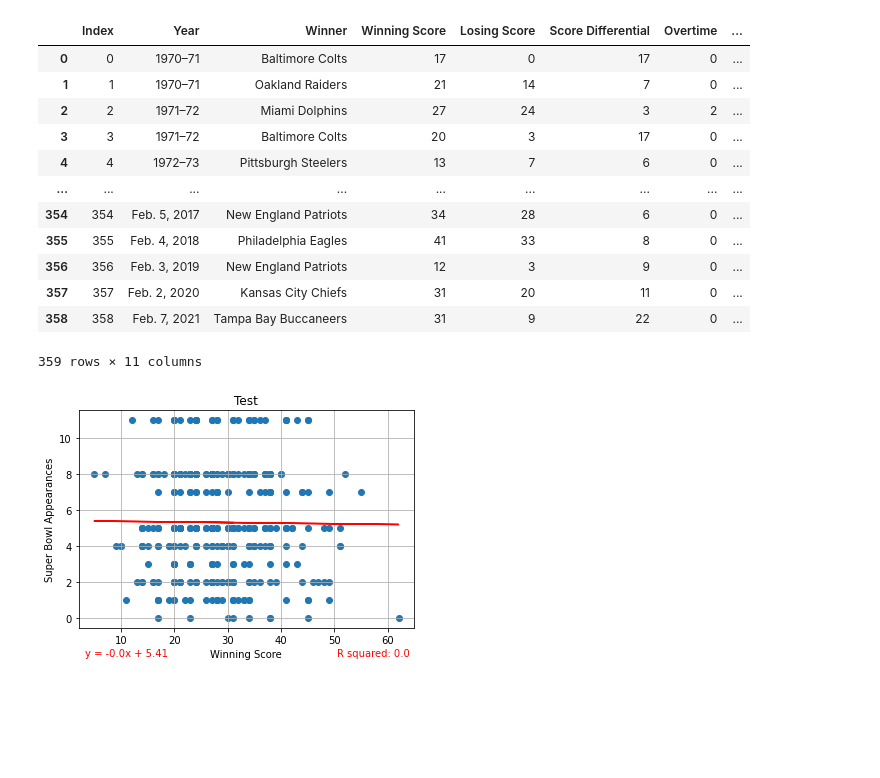
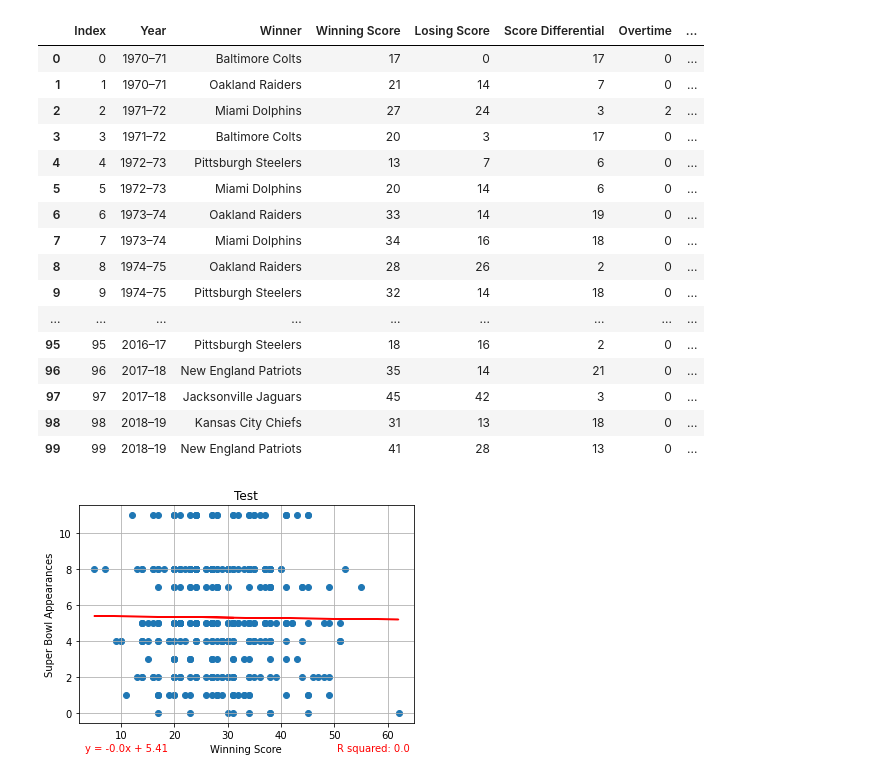
Before and after one commit to Crobinson17/Not_Fussy_Project-01, a Jupyter notebook: Not_Fussy_Project-01_sbc.ipynb, the cells around one changed output. Saved outputs shown, nothing was run; the diff lists cells and outputs as text; code cells hidden in the pictures; blank space fills up the shorter version.

```diff
--- a/Not_Fussy_Project-01_sbc.ipynb
+++ b/Not_Fussy_Project-01_sbc.ipynb
@@ -15,6 +15,9 @@ from scipy import stats
 from scipy.stats import linregress
 from citipy import citipy
 
+# Set options
+pd.options.display.max_rows=601
+pd.set_option("precision", 2)
 #from config import api_key
 # %%
 # scatter plot function
@@ -44,22 +50,26 @@ def sbc_plot_scatter(df,col1,col2,title,file):
 # %%
-# Create dataframe from csv
+# Create dataframe from csv - This csv is the list of winners of post season NFL games 1970-2021.
 winners_data = "dataFiles/Post_season_NFL_winners_1971_2021.csv"
 winners_df = pd.read_csv(winners_data)
-winners_df
+winners_df.head(100)
 # %% [output]
 |  | Index | Year | Winner | Winning Score | Losing Score | Score Differential | Overtime | ... |
 | 0 | 0 | 1970–71 | Baltimore Colts | 17 | 0 | 17 | 0 | ... |
 | 1 | 1 | 1970–71 | Oakland Raiders | 21 | 14 | 7 | 0 | ... |
 | 2 | 2 | 1971–72 | Miami Dolphins | 27 | 24 | 3 | 2 | ... |
 | 3 | 3 | 1971–72 | Baltimore Colts | 20 | 3 | 17 | 0 | ... |
 | 4 | 4 | 1972–73 | Pittsburgh Steelers | 13 | 7 | 6 | 0 | ... |
+| 5 | 5 | 1972–73 | Miami Dolphins | 20 | 14 | 6 | 0 | ... |
+| 6 | 6 | 1973–74 | Oakland Raiders | 33 | 14 | 19 | 0 | ... |
+| 7 | 7 | 1973–74 | Miami Dolphins | 34 | 16 | 18 | 0 | ... |
+| 8 | 8 | 1974–75 | Oakland Raiders | 28 | 26 | 2 | 0 | ... |
+| 9 | 9 | 1974–75 | Pittsburgh Steelers | 32 | 14 | 18 | 0 | ... |
 | ... | ... | ... | ... | ... | ... | ... | ... | ... |
-| 354 | 354 | Feb. 5, 2017 | New England Patriots | 34 | 28 | 6 | 0 | ... |
-| 355 | 355 | Feb. 4, 2018 | Philadelphia Eagles | 41 | 33 | 8 | 0 | ... |
-| 356 | 356 | Feb. 3, 2019 | New England Patriots | 12 | 3 | 9 | 0 | ... |
-| 357 | 357 | Feb. 2, 2020 | Kansas City Chiefs | 31 | 20 | 11 | 0 | ... |
-| 358 | 358 | Feb. 7, 2021 | Tampa Bay Buccaneers | 31 | 9 | 22 | 0 | ... |
+| 95 | 95 | 2016–17 | Pittsburgh Steelers | 18 | 16 | 2 | 0 | ... |
+| 96 | 96 | 2017–18 | New England Patriots | 35 | 14 | 21 | 0 | ... |
+| 97 | 97 | 2017–18 | Jacksonville Jaguars | 45 | 42 | 3 | 0 | ... |
+| 98 | 98 | 2018–19 | Kansas City Chiefs | 31 | 13 | 18 | 0 | ... |
+| 99 | 99 | 2018–19 | New England Patriots | 41 | 28 | 13 | 0 | ... |
-359 rows × 11 columns
 # %%
 # test function - this graph is meaningless but demonstrates the function as a quick check for any possible relationship between
 #                 two numerical columns of a dataframe
```
Also changed, not shown: parts of 2 cells of this notebook.
